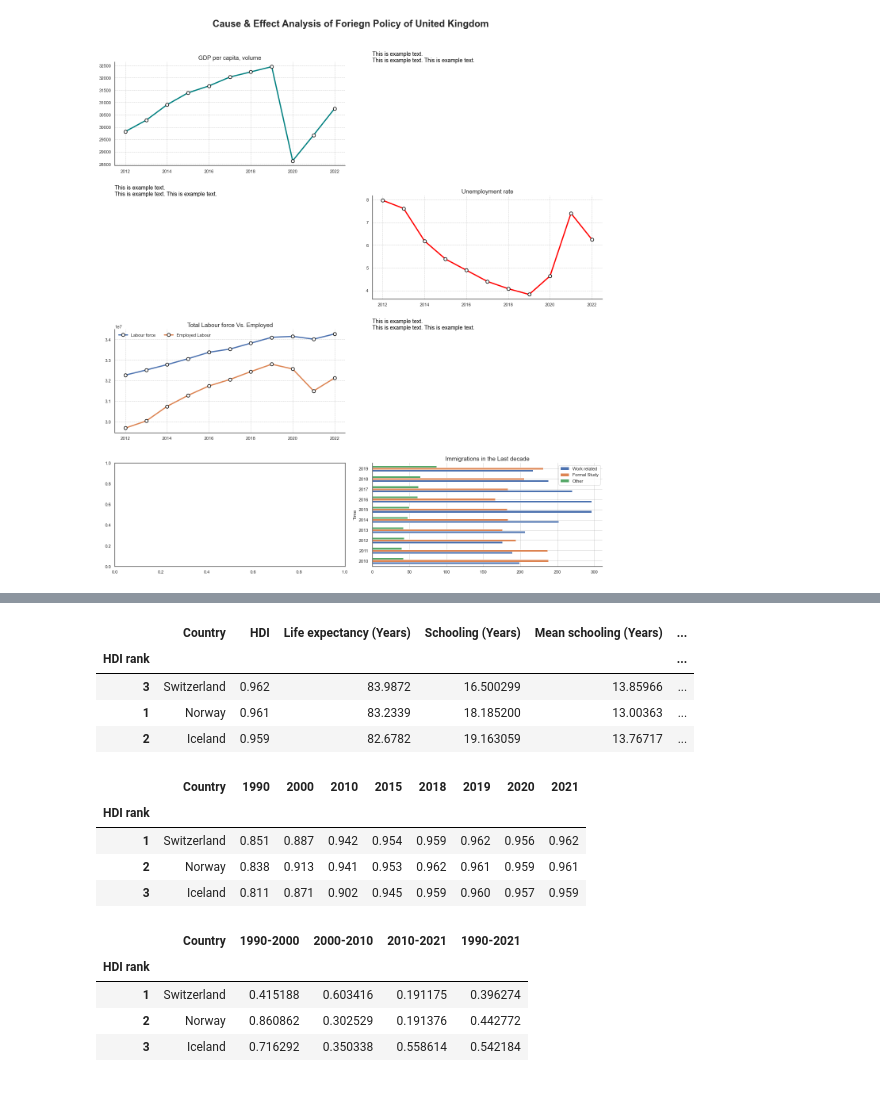
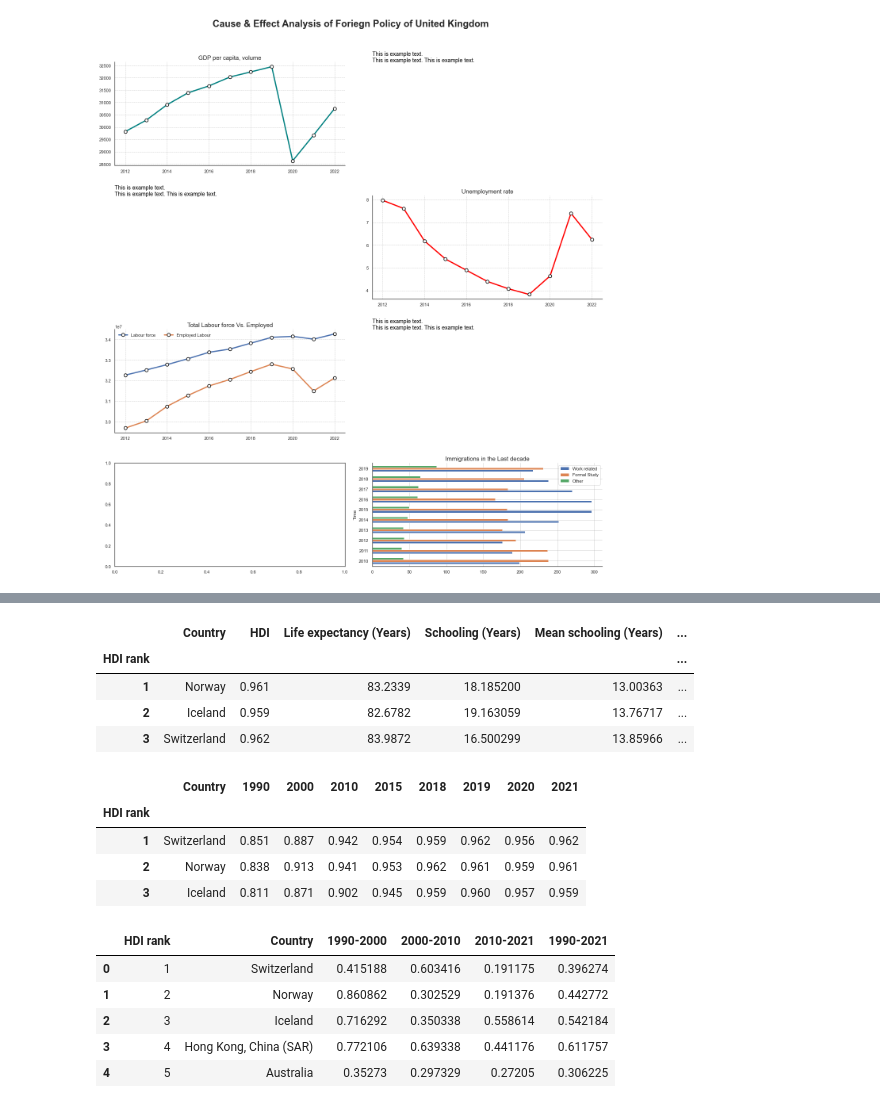
Before and after one commit to MShoaibManzoor/DHV-Infographics-Project, a Jupyter notebook: batchtest.ipynb, the cells around one changed output, grey strips where cells are left out. Saved outputs shown, nothing was run; the diff lists cells and outputs as text; code cells hidden in the pictures.

```diff
--- a/batchtest.ipynb
+++ b/batchtest.ipynb
@@ -244,4 +247,4 @@ plt.show()
 path = './UNDP_HDI_Trends&Characteristics.xlsx'
 hdi_char = pd.read_excel(path, sheet_name='HDI characteristics')
 hdi_trends = pd.read_excel(path, sheet_name='HDI trends')
-hdi_growth = pd.read_excel(path, sheet_name='HDI average growth (annual)', skiprows=1)
+hdi_growth = pd.read_excel(path, sheet_name='HDI average growth (annual)')
@@ -248,12 +267,12 @@ hdi_growth = pd.read_excel(path, sheet_name='HDI average growth (annual)', skipr
 # %%
-hdi_char.set_index('HDI rank', inplace=True)
-hdi_char.head(3)
+# hdi_char.set_index('HDI rank', inplace=True)
+hdi_char.sort_index().head(3)
 # %% [output]
 |  | Country | HDI | Life expectancy (Years) | Schooling (Years) | Mean schooling (Years) | ... |
 | HDI rank |  |  |  |  |  | ... |
-| 3 | Switzerland | 0.962 | 83.9872 | 16.500299 | 13.85966 | ... |
 | 1 | Norway | 0.961 | 83.2339 | 18.185200 | 13.00363 | ... |
 | 2 | Iceland | 0.959 | 82.6782 | 19.163059 | 13.76717 | ... |
+| 3 | Switzerland | 0.962 | 83.9872 | 16.500299 | 13.85966 | ... |
 # %%
 hdi_trends.set_index('HDI rank', inplace=True)
 hdi_trends.head(3)
@@ -264,11 +283,12 @@ hdi_trends.head(3)
 | 2 | Norway | 0.838 | 0.913 | 0.941 | 0.953 | 0.962 | 0.961 | 0.959 | 0.961 |
 | 3 | Iceland | 0.811 | 0.871 | 0.902 | 0.945 | 0.959 | 0.960 | 0.957 | 0.959 |
 # %%
-hdi_growth.set_index('HDI rank', inplace=True)
-hdi_growth.head(3)
+# hdi_growth.set_index('HDI rank', inplace=True)
+hdi_growth.head(5)
 # %% [output]
-|  | Country | 1990-2000 | 2000-2010 | 2010-2021 | 1990-2021 |
-| HDI rank |  |  |  |  |  |
-| 1 | Switzerland | 0.415188 | 0.603416 | 0.191175 | 0.396274 |
-| 2 | Norway | 0.860862 | 0.302529 | 0.191376 | 0.442772 |
-| 3 | Iceland | 0.716292 | 0.350338 | 0.558614 | 0.542184 |
+|  | HDI rank | Country | 1990-2000 | 2000-2010 | 2010-2021 | 1990-2021 |
+| 0 | 1 | Switzerland | 0.415188 | 0.603416 | 0.191175 | 0.396274 |
+| 1 | 2 | Norway | 0.860862 | 0.302529 | 0.191376 | 0.442772 |
+| 2 | 3 | Iceland | 0.716292 | 0.350338 | 0.558614 | 0.542184 |
+| 3 | 4 | Hong Kong, China (SAR) | 0.772106 | 0.639338 | 0.441176 | 0.611757 |
+| 4 | 5 | Australia | 0.35273 | 0.297329 | 0.27205 | 0.306225 |
```
Also changed, not shown: parts of 4 cells of this notebook, 3 other files.
